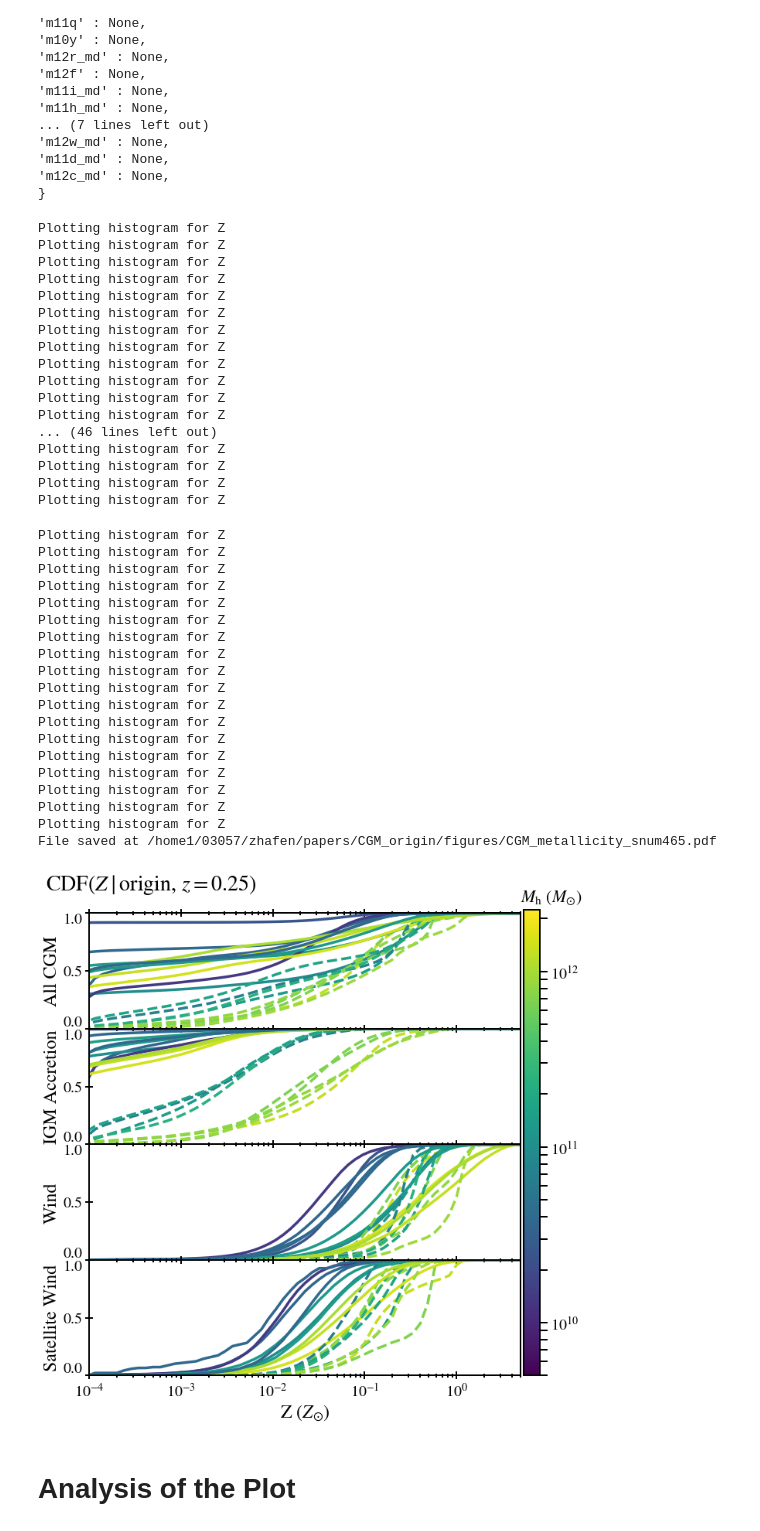
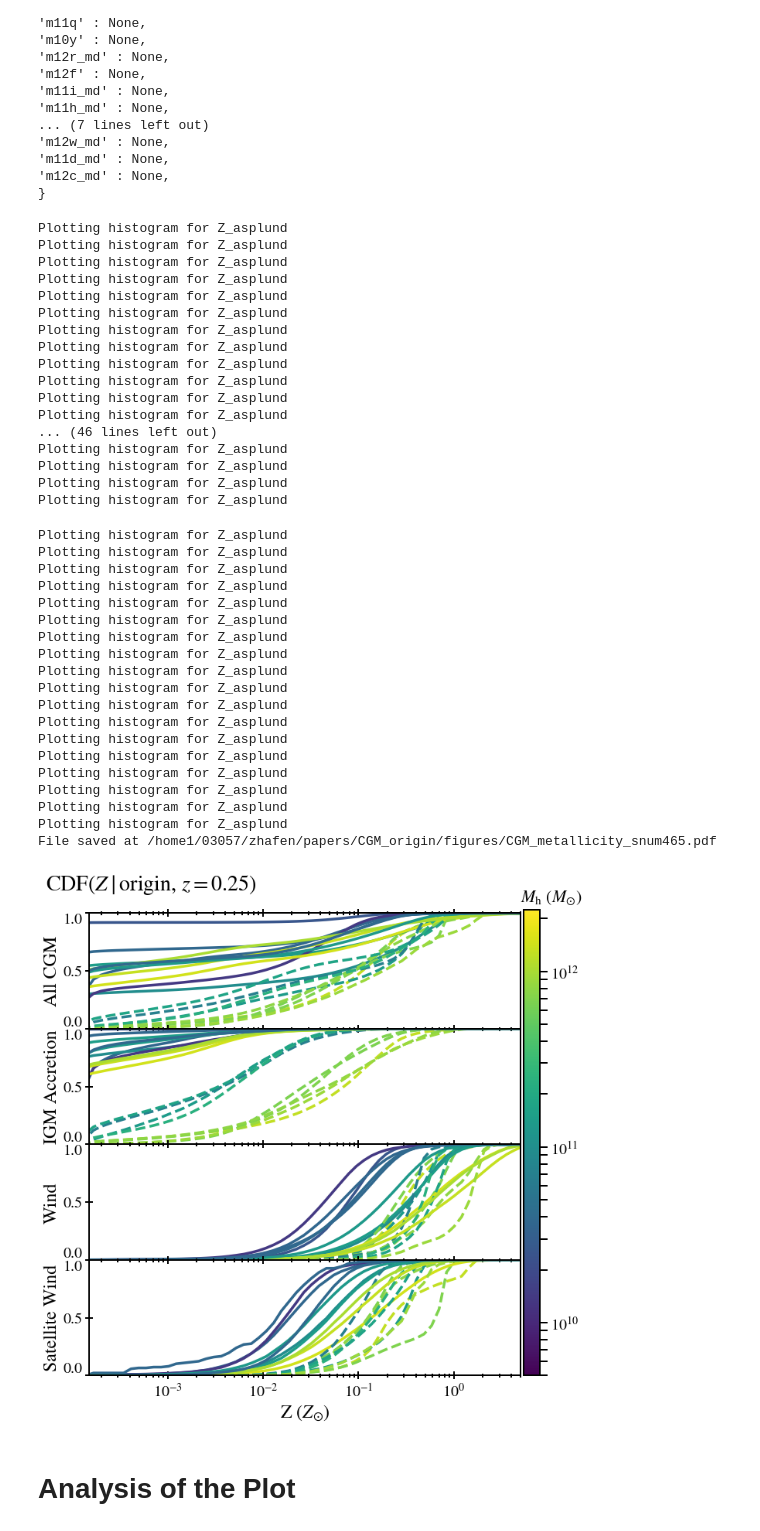
Before and after one commit to zhafen/CGM_origin_analysis, a Jupyter notebook: multi_sim_analysis/metallicity.ipynb, the cells around one changed output. Saved outputs shown, nothing was run; the diff lists cells and outputs as text; code cells hidden in the pictures.

```diff
--- a/multi_sim_analysis/metallicity.ipynb
+++ b/multi_sim_analysis/metallicity.ipynb
@@ -151,7 +151,7 @@ for i, classification in enumerate( classification_list ):
             linestyle = '-'
 
         hists[classification][sim_name], edges = w_plotter.histogram(
-            'Z',
+            'Z_asplund',
             ax = ax,
             cdf = True,
     #         y_range = [ 0., 1., ],
@@ -171,7 +171,7 @@ for i, classification in enumerate( classification_list ):
         )
 
     ax.set_ylim( 0., 1., )
-    ax.set_xlim( 1e-4, 5., )
+    ax.set_xlim( 1.5e-4, 5., )
 
     # Adjust tick parameters
     ax.tick_params( direction='inout', which='both', top=True, )
@@ -230,68 +230,68 @@ for i, classification in enumerate( classification_list ):
 sm = cm.ScalarMappable(
     cmap = cm.viridis,
     norm=colors.LogNorm( z_min, z_max ),
 )
 sm._A = []
 plotting.add_colorbar(
     fig,
     sm,
     method='fig',
     ax_location=[0.905, 0.125, 0.03, 0.76]
 )
 
 plt.subplot( gs[0,0] ).annotate(
     s = r'$M_{\rm h}$ $(M_{\odot})$',
     xy = (1., 1.1),
 #     xy = (1.15, 0.5),
     xycoords = 'axes fraction',
     fontsize = 22,
 )
 
 save_file = 'CGM_metallicity_snum{}.pdf'.format( snum )
 
 plotting.save_fig(
     out_dir = file_manager.get_project_figure_dir(),
     save_file = save_file,
     fig = fig,
 )
 # %% [output]
-Plotting histogram for Z
-Plotting histogram for Z
-Plotting histogram for Z
-Plotting histogram for Z
-Plotting histogram for Z
-Plotting histogram for Z
-Plotting histogram for Z
-Plotting histogram for Z
-Plotting histogram for Z
-Plotting histogram for Z
-Plotting histogram for Z
-Plotting histogram for Z
+Plotting histogram for Z_asplund
+Plotting histogram for Z_asplund
+Plotting histogram for Z_asplund
+Plotting histogram for Z_asplund
+Plotting histogram for Z_asplund
+Plotting histogram for Z_asplund
+Plotting histogram for Z_asplund
+Plotting histogram for Z_asplund
+Plotting histogram for Z_asplund
+Plotting histogram for Z_asplund
+Plotting histogram for Z_asplund
+Plotting histogram for Z_asplund
 ... (46 lines left out)
-Plotting histogram for Z
-Plotting histogram for Z
-Plotting histogram for Z
-Plotting histogram for Z
+Plotting histogram for Z_asplund
+Plotting histogram for Z_asplund
+Plotting histogram for Z_asplund
+Plotting histogram for Z_asplund
-Plotting histogram for Z
-Plotting histogram for Z
-Plotting histogram for Z
-Plotting histogram for Z
-Plotting histogram for Z
-Plotting histogram for Z
-Plotting histogram for Z
-Plotting histogram for Z
-Plotting histogram for Z
-Plotting histogram for Z
-Plotting histogram for Z
-Plotting histogram for Z
-Plotting histogram for Z
-Plotting histogram for Z
-Plotting histogram for Z
-Plotting histogram for Z
-Plotting histogram for Z
-Plotting histogram for Z
+Plotting histogram for Z_asplund
+Plotting histogram for Z_asplund
+Plotting histogram for Z_asplund
+Plotting histogram for Z_asplund
+Plotting histogram for Z_asplund
+Plotting histogram for Z_asplund
+Plotting histogram for Z_asplund
+Plotting histogram for Z_asplund
+Plotting histogram for Z_asplund
+Plotting histogram for Z_asplund
+Plotting histogram for Z_asplund
+Plotting histogram for Z_asplund
+Plotting histogram for Z_asplund
+Plotting histogram for Z_asplund
+Plotting histogram for Z_asplund
+Plotting histogram for Z_asplund
+Plotting histogram for Z_asplund
+Plotting histogram for Z_asplund
 File saved at /home1/03057/zhafen/papers/CGM_origin/figures/CGM_metallicity_snum465.pdf
-[figure, old version]
+[figure, new version]
 # %% [markdown]
 # Analysis of the Plot
 # %%
```
Also changed, not shown: 3 other files.
